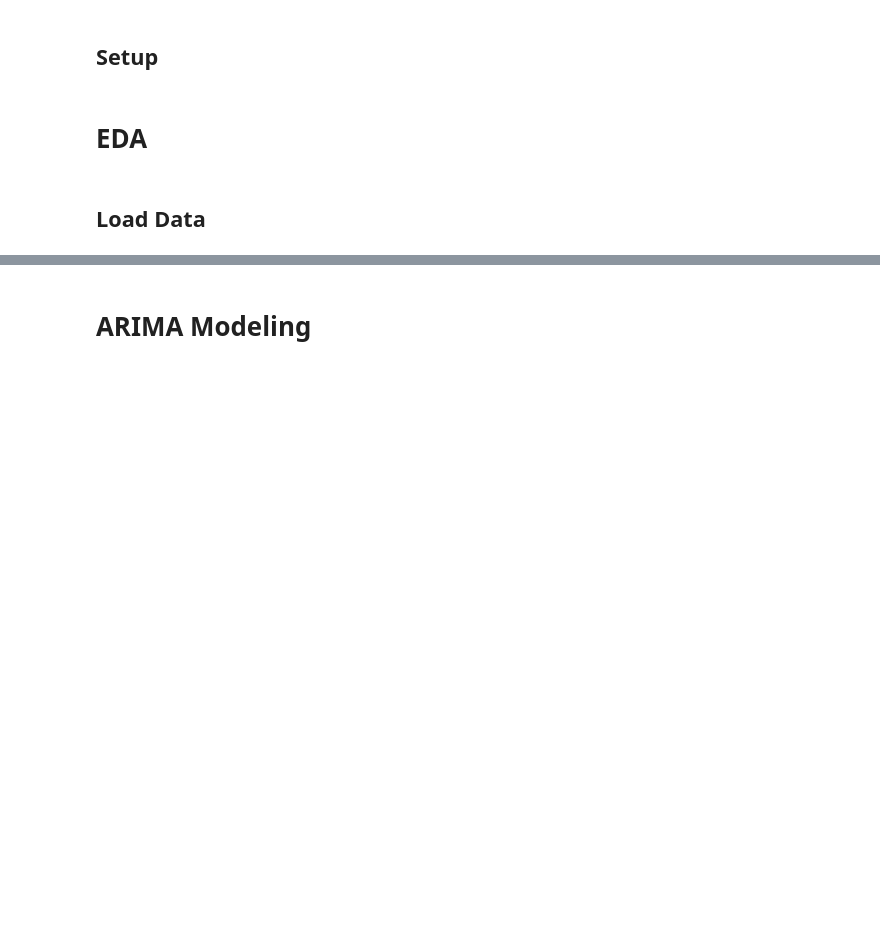
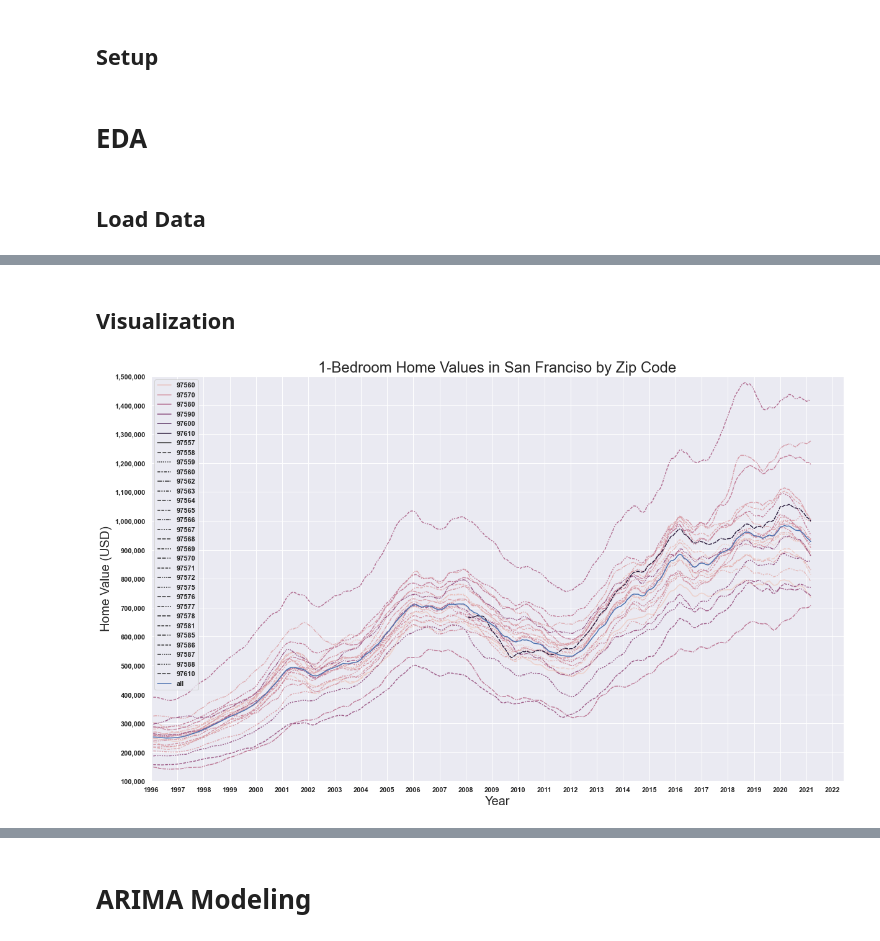
Before and after one commit to eggrollofchaos/zillow_housing_project, a Jupyter notebook: zillow_housing_final.ipynb, the cells around one changed output, grey strips where cells are left out. Drawn from its saved outputs; the diff is of its cells as text; code cells hidden in the pictures; blank space fills up the shorter version.

```diff
--- a/zillow_housing_final.ipynb
+++ b/zillow_housing_final.ipynb
@@ -170,0 +39,10 @@ la_train_dict = dict(zip(list(la_dict.keys()), la_train_dict_list))
+# %%
+# load 1 bedroom data
+df_1_bd = pd.read_csv('data/Zip_zhvi_bdrmcnt_1_uc_sfrcondo_tier_0.33_0.67_sm_sa_mon.csv')
+
+# load 2 bedroom data
+df_2_bd = pd.read_csv('data/Zip_zhvi_bdrmcnt_2_uc_sfrcondo_tier_0.33_0.67_sm_sa_mon.csv')
+# %%
+# Extract San Franciso
+df_1_bd = df_1_bd[df_1_bd.CountyName == 'San Francisco County']
+df_2_bd = df_2_bd[df_2_bd.CountyName == 'San Francisco County']
@@ -170,0 +153,8 @@ la_train_dict = dict(zip(list(la_dict.keys()), la_train_dict_list))
+# %%
+df_1_melt = melt_data(df_1_bd)
+df_2_melt = melt_data(df_2_bd)
+columns = ['RegionID', 'date', 'value']
+df_1 = df_1_melt[columns]
+df_2 = df_2_melt[columns]
+df_1.columns = ['zipcode', 'date', 'value']
+df_2.columns = ['zipcode', 'date', 'value']
@@ -170,0 +195,3 @@ la_train_dict = dict(zip(list(la_dict.keys()), la_train_dict_list))
+# %%
+sf_1_all = df_1.groupby('date').aggregate({'value':'mean'})
+sf_2_all = df_2.groupby('date').aggregate({'value':'mean'})
@@ -170,0 +219,20 @@ la_train_dict = dict(zip(list(la_dict.keys()), la_train_dict_list))
+# %% [markdown]
+## Visualization
+# %%
+# sns.set_palette('cubehelix', 1)
+sns.set_theme(style="darkgrid")
+fig, ax = plt.subplots(figsize=(20,12))
+ax.set_title('1-Bedroom Home Values in San Franciso by Zip Code', size=24)
+sns.lineplot(data=df_1, x=df_1.date, y=df_1.value, ax=ax, hue='zipcode', style='zipcode')
+sns.lineplot(data=sf_1_all, x=sf_1_all.index, y=sf_1_all.value, ax=ax, color = 'b', label='all')
+ax.set_xlabel('Year',  size=20)
+ax.set_ylabel('Home Value (USD)', size=20)
+ax.set_xlim(pd.Timestamp('1996'), pd.Timestamp('2022-05-31'))
+ax.xaxis.set_major_locator(mdates.YearLocator())
+ax.xaxis.set_major_formatter(DateFormatter("%Y"))
+ax.set_yticks(np.linspace(1e5,1.5e6,15))
+ax.set_ylim((1e5, 1.5e6))
+ax.get_yaxis().set_major_formatter(ticker.FuncFormatter(lambda x, p: format(int(x), ',')))
+plt.savefig('images/1-bdrm_home_values.png')
+# %% [output]
+[figure, added]
```
Also changed, not shown: parts of 51 cells of this notebook, 15 other files.
